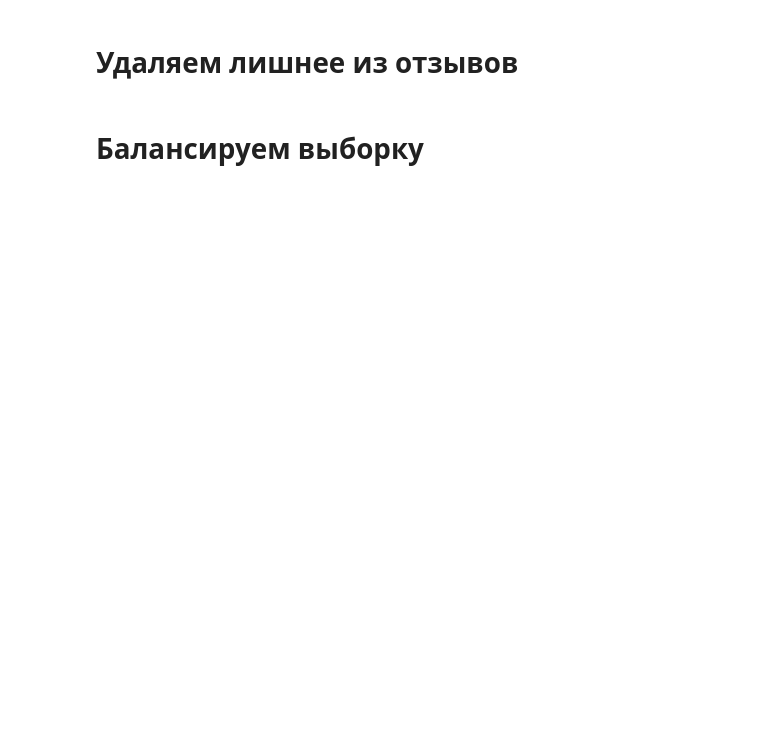
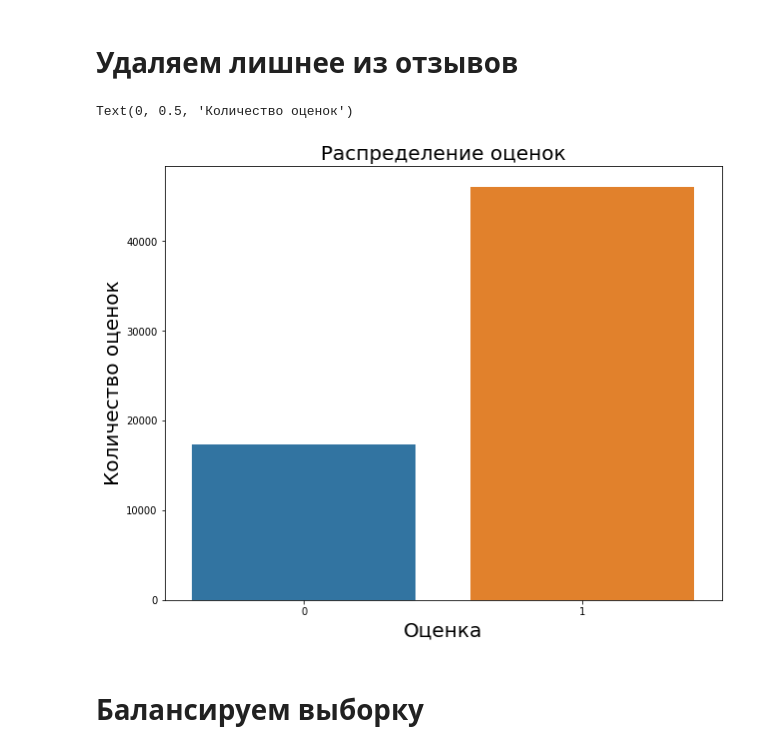
Before and after one commit to ExkimOo/MLDA-Projects, a Jupyter notebook: Yandex/yandex_project.ipynb, the cells around one changed output. Drawn from its saved outputs; the diff is of its cells as text; code cells hidden in the pictures; blank space fills up the shorter version.

```diff
--- a/Yandex/yandex_project.ipynb
+++ b/Yandex/yandex_project.ipynb
@@ -82,6 +124,15 @@ def cleaning(text):
 # %%
 train['text'] = train.apply(lambda x: cleaning(x['text']), axis=1)
 train['label'] = train['rating'].apply(lambda x: int(x == 5))
+# %%
+countplt, ax = plt.subplots(figsize = (10,8))
+ax = sns.countplot(data=train, x='label')
+ax.set_title('Распределение оценок', fontsize=20)
+ax.set_xlabel('Оценка', fontsize=20)
+ax.set_ylabel('Количество оценок', fontsize=20)
+# %% [output]
+Text(0, 0.5, 'Количество оценок')
+[figure, added]
 # %% [markdown]
 # Балансируем выборку
 # %%
```
Also changed, not shown: parts of 34 cells of this notebook, 3 other files.
